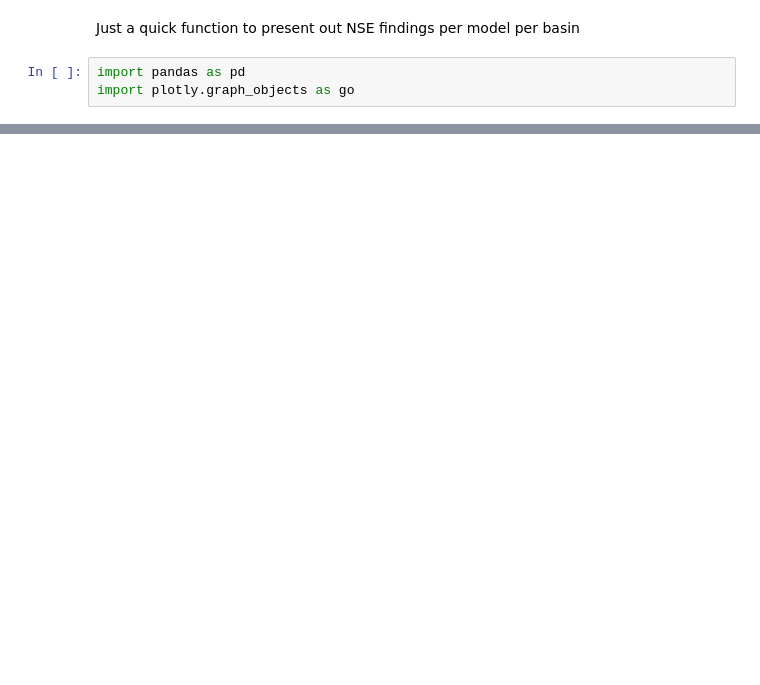
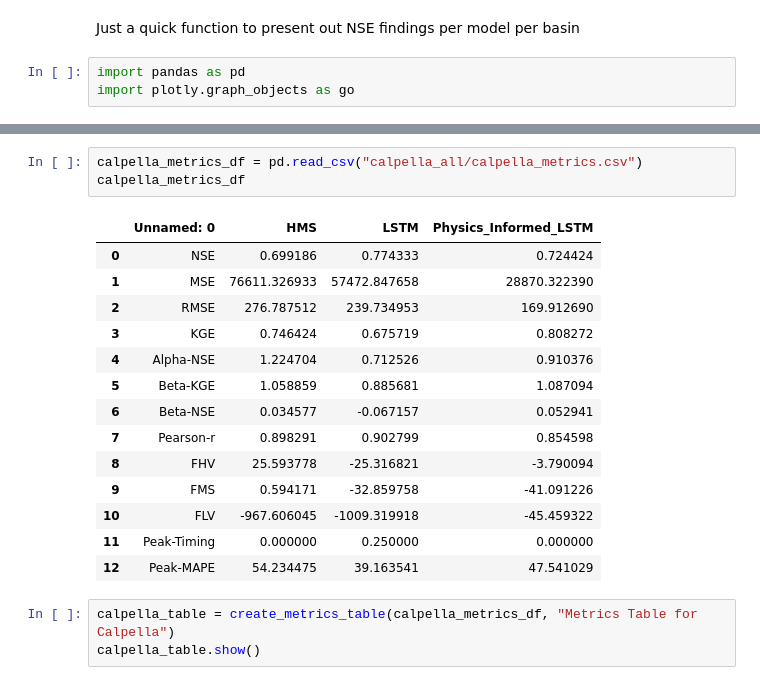
Before and after one commit to evanr1232/UCB-USACE-LSTMs, a Jupyter notebook: neuralhydrology/preliminary_results_table.ipynb, the cells around one changed output, grey strips where cells are left out. Cells and saved outputs as stored; diff of their text form; blank space fills up the shorter version.

```diff
--- a/neuralhydrology/preliminary_results_table.ipynb
+++ b/neuralhydrology/preliminary_results_table.ipynb
@@ -69,0 +130,21 @@ fig.show()
+# %%
+calpella_metrics_df = pd.read_csv("calpella_all/calpella_metrics.csv")
+calpella_metrics_df
+# %% [output]
+|  | Unnamed: 0 | HMS | LSTM | Physics_Informed_LSTM |
+| 0 | NSE | 0.699186 | 0.774333 | 0.724424 |
+| 1 | MSE | 76611.326933 | 57472.847658 | 28870.322390 |
+| 2 | RMSE | 276.787512 | 239.734953 | 169.912690 |
+| 3 | KGE | 0.746424 | 0.675719 | 0.808272 |
+| 4 | Alpha-NSE | 1.224704 | 0.712526 | 0.910376 |
+| 5 | Beta-KGE | 1.058859 | 0.885681 | 1.087094 |
+| 6 | Beta-NSE | 0.034577 | -0.067157 | 0.052941 |
+| 7 | Pearson-r | 0.898291 | 0.902799 | 0.854598 |
+| 8 | FHV | 25.593778 | -25.316821 | -3.790094 |
+| 9 | FMS | 0.594171 | -32.859758 | -41.091226 |
+| 10 | FLV | -967.606045 | -1009.319918 | -45.459322 |
+| 11 | Peak-Timing | 0.000000 | 0.250000 | 0.000000 |
+| 12 | Peak-MAPE | 54.234475 | 39.163541 | 47.541029 |
+# %%
+calpella_table = create_metrics_table(calpella_metrics_df, "Metrics Table for Calpella")
+calpella_table.show()
```
Also changed, not shown: parts of 14 cells of this notebook, 10 other files.
